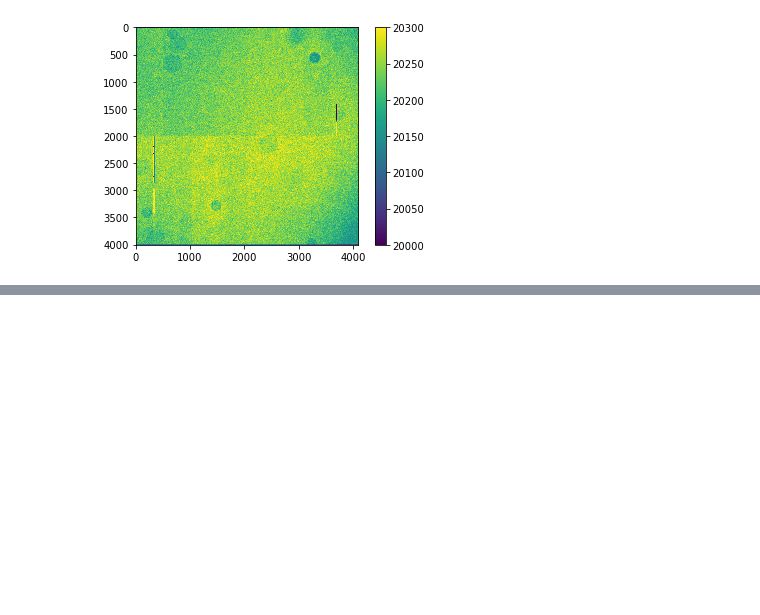
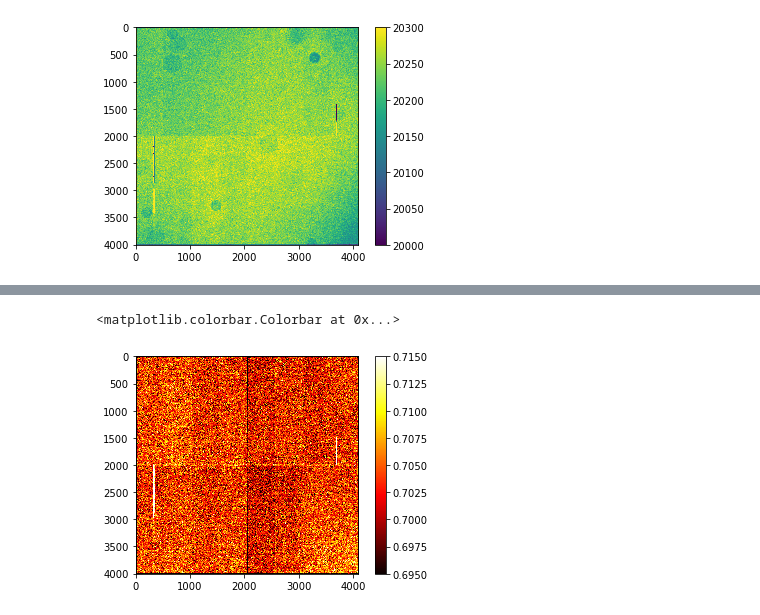
Before and after one commit to lsst-camera-dh/ccob-wb, a Jupyter notebook: notebooks/ccob_qe_analysis.ipynb, the cells around one changed output, grey strips where cells are left out. Saved outputs shown, nothing was run; the diff lists cells and outputs as text; code cells hidden in the pictures; blank space fills up the shorter version.

```diff
--- a/notebooks/ccob_qe_analysis.ipynb
+++ b/notebooks/ccob_qe_analysis.ipynb
@@ -187,0 +240,6 @@ plt.colorbar()
+# %%
+plt.imshow(QE.QE, vmin=0.695, vmax=0.715, cmap='hot')
+plt.colorbar()
+# %% [output]
+<matplotlib.colorbar.Colorbar at 0x...>
+[figure, added]
```
Also changed, not shown: parts of 8 cells of this notebook, 4 other files.
